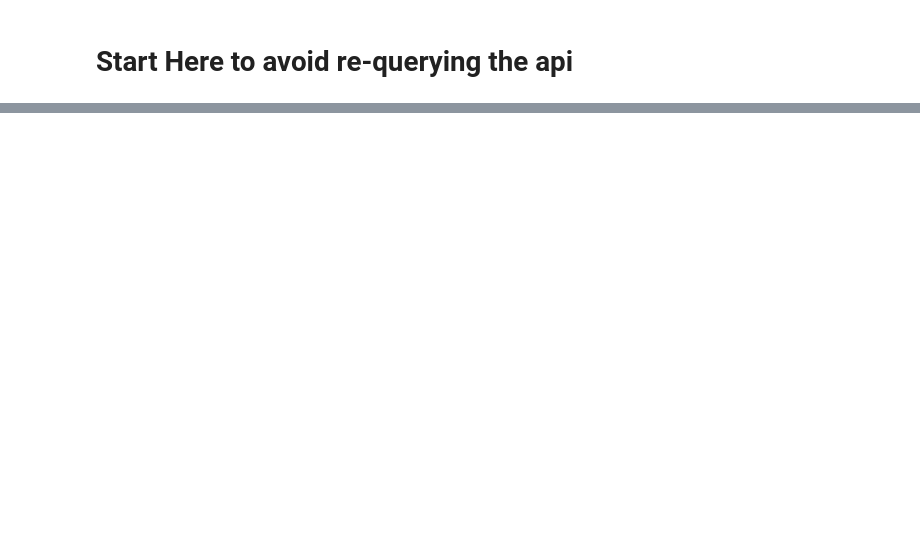
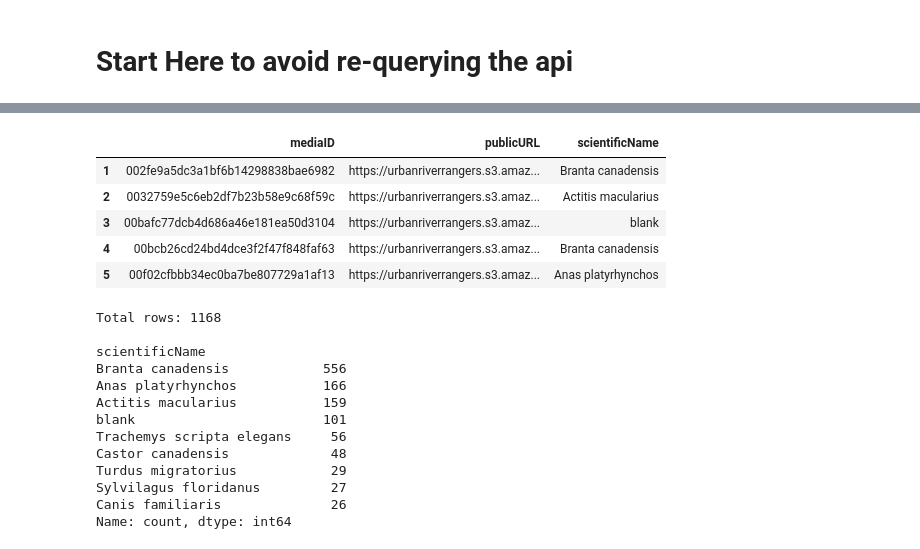
Before and after one commit to morescode-pm/kaggle-fastai, a Jupyter notebook: pull-observations-kaggle.ipynb, the cells around one changed output, grey strips where cells are left out. Saved outputs shown, nothing was run; the diff lists cells and outputs as text; code cells hidden in the pictures; blank space fills up the shorter version.

```diff
--- a/pull-observations-kaggle.ipynb
+++ b/pull-observations-kaggle.ipynb
@@ -146,0 +286,35 @@ df3_grouped.to_csv("/kaggle/working/labeled_species_urls.csv")
+# %%
+# save the single species images with at least n observations so we can
+n_obs_minimum = 25
+species_counts = df4['scientificName'].value_counts()
+species_to_keep = species_counts[species_counts > n_obs_minimum].index
+
+df5 = df4[df4['scientificName'].isin(species_to_keep)]
+df5.to_csv(f'/kaggle/working/data/species_over{n_obs_minimum}.csv', index=False)
+
+# Show the results
+with pd.option_context('display.width', 0, 'display.max_colwidth', None):
+    display(df5.head())
+
+print(f'Total rows: {len(df5)}\n')
+print(df5['scientificName'].value_counts())
+# %% [output]
+|  | mediaID | publicURL | scientificName |
+| 1 | 002fe9a5dc3a1bf6b14298838bae6982 | https://urbanriverrangers.s3.amaz... | Branta canadensis |
+| 2 | 0032759e5c6eb2df7b23b58e9c68f59c | https://urbanriverrangers.s3.amaz... | Actitis macularius |
+| 3 | 00bafc77dcb4d686a46e181ea50d3104 | https://urbanriverrangers.s3.amaz... | blank |
+| 4 | 00bcb26cd24bd4dce3f2f47f848faf63 | https://urbanriverrangers.s3.amaz... | Branta canadensis |
+| 5 | 00f02cfbbb34ec0ba7be807729a1af13 | https://urbanriverrangers.s3.amaz... | Anas platyrhynchos |
+Total rows: 1168
+
+scientificName
+Branta canadensis            556
+Anas platyrhynchos           166
+Actitis macularius           159
+blank                        101
+Trachemys scripta elegans     56
+Castor canadensis             48
+Turdus migratorius            29
+Sylvilagus floridanus         27
+Canis familiaris              26
+Name: count, dtype: int64
```
Also changed, not shown: parts of 14 cells of this notebook.
